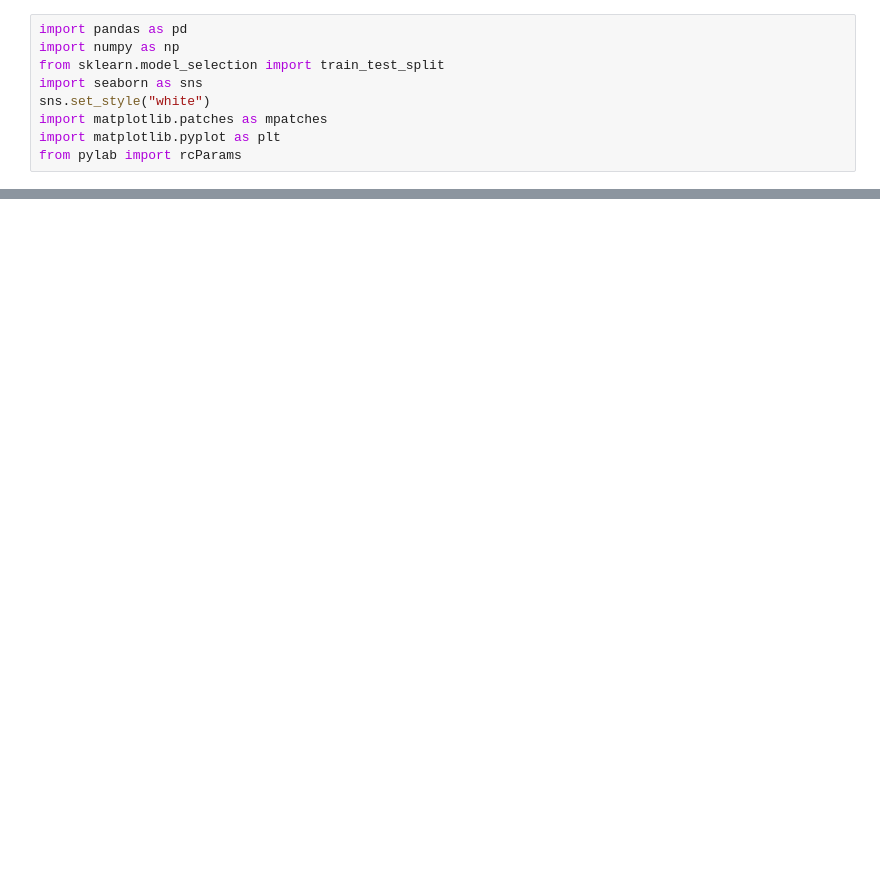
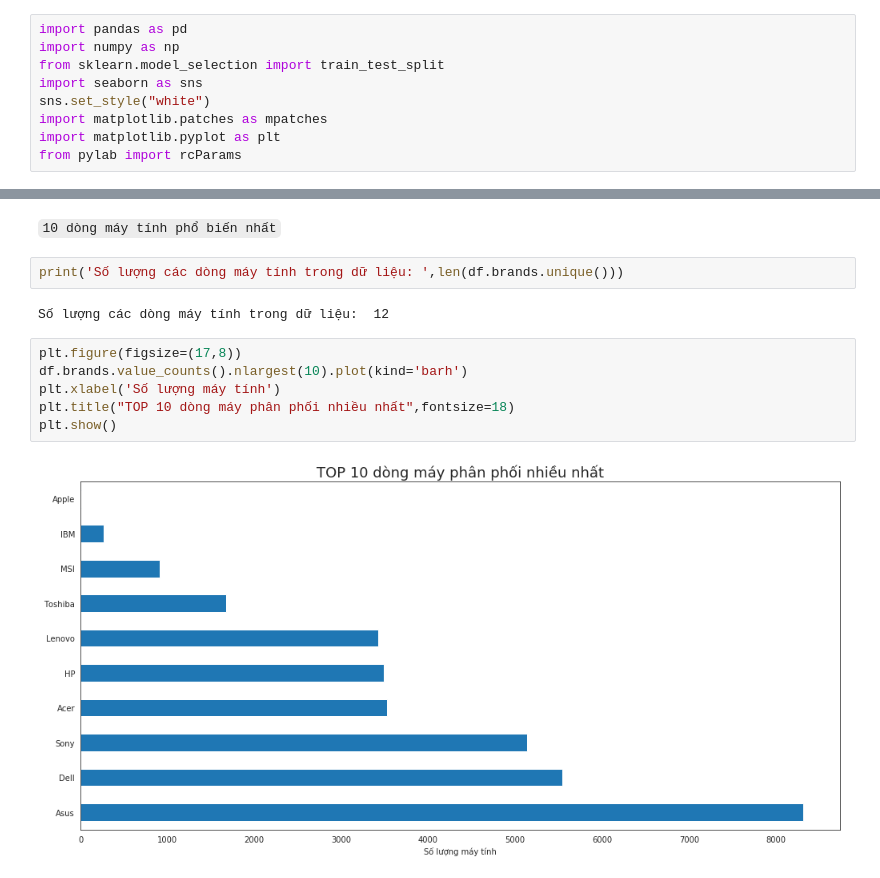
Before and after one commit to jackNhat/estimate_price, a Jupyter notebook: main.ipynb, the cells around one changed output, grey strips where cells are left out. Drawn from its saved outputs; the diff is of its cells as text; blank space fills up the shorter version.

```diff
--- a/main.ipynb
+++ b/main.ipynb
@@ -39,0 +77,14 @@ plt.show()
+# %% [markdown]
+`10 dòng máy tính phổ biến nhất`
+# %%
+print('Số lượng các dòng máy tính trong dữ liệu: ',len(df.brands.unique()))
+# %% [output]
+Số lượng các dòng máy tính trong dữ liệu:  12
+# %%
+plt.figure(figsize=(17,8))
+df.brands.value_counts().nlargest(10).plot(kind='barh')
+plt.xlabel('Số lượng máy tính')
+plt.title("TOP 10 dòng máy phân phối nhiều nhất",fontsize=18)
+plt.show()
+# %% [output]
+[figure, added]
```
Also changed, not shown: parts of 21 cells of this notebook, 3 other files.
